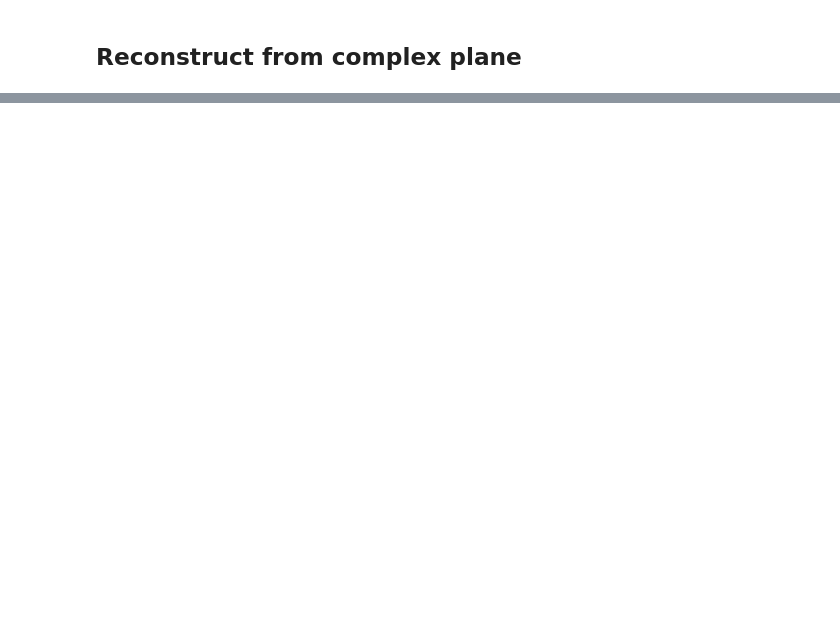
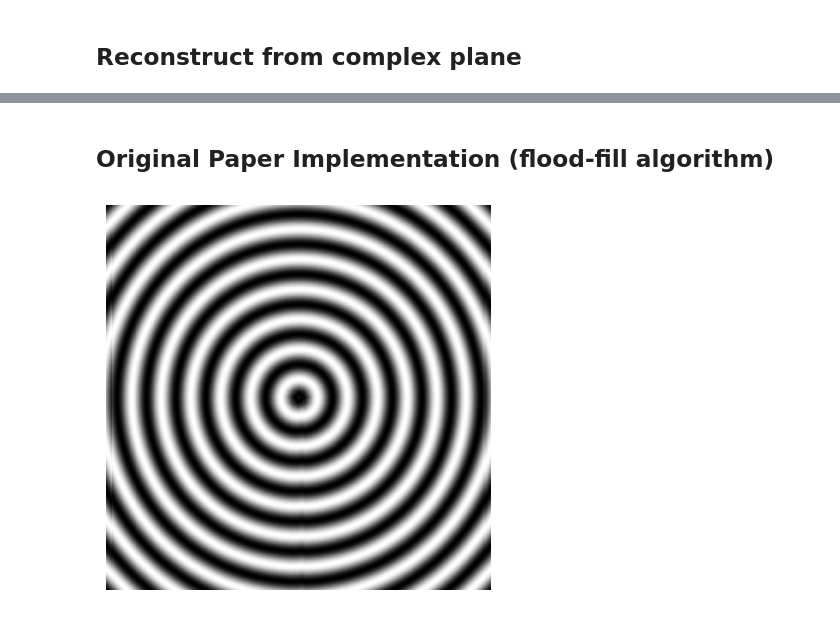
Before and after one commit to therealozp/fingerprint-generator, a Jupyter notebook: image_to_maps/phase_field.ipynb, the cells around one changed output, grey strips where cells are left out. Cells and saved outputs as stored; diff of their text form; code cells hidden in the pictures; blank space fills up the shorter version.

Commit message:
working version of feng-jain reconstruction

```diff
--- a/image_to_maps/phase_field.ipynb
+++ b/image_to_maps/phase_field.ipynb
@@ -321,0 +414,2 @@ plt.show()
+# %% [markdown]
+## Original Paper Implementation (flood-fill algorithm)
@@ -321,0 +566,19 @@ plt.show()
+# %%
+freq_map = np.full_like(theta_map, 0.025)
+Gx = 2 * np.pi * freq_map * np.cos(unwrapped_theta)
+Gy = 2 * np.pi * freq_map * np.sin(unwrapped_theta)
+
+Gcx_block = cv2.resize(Gx, (W // 8, H // 8), interpolation=cv2.INTER_CUBIC)
+Gcy_block = cv2.resize(Gy, (W // 8, H // 8), interpolation=cv2.INTER_CUBIC)
+
+phase_field_feng_jain = phase_integration_feng_jain(
+    Gcx_block=Gcx_block, Gcy_block=Gcy_block, block_size=8
+)
+phase_field_feng_jain_render = render_from_phase(phase_field_feng_jain, dark_ridges=True)
+
+plt.figure(figsize=(5, 5))
+plt.imshow(phase_field_feng_jain_render, cmap="gray")
+plt.axis("off")
+plt.show()
+# %% [output]
+[figure, added]
```
Also changed, not shown: parts of 6 cells of this notebook.
